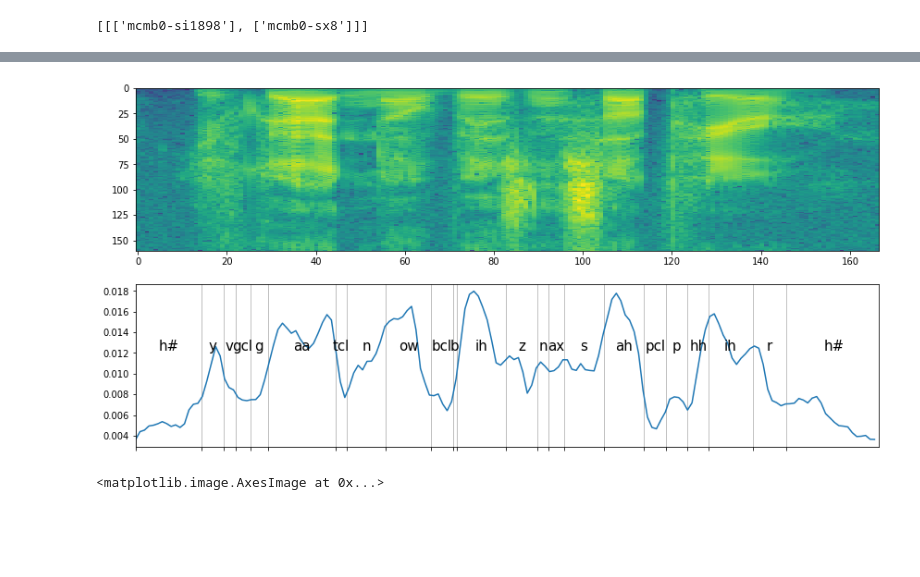
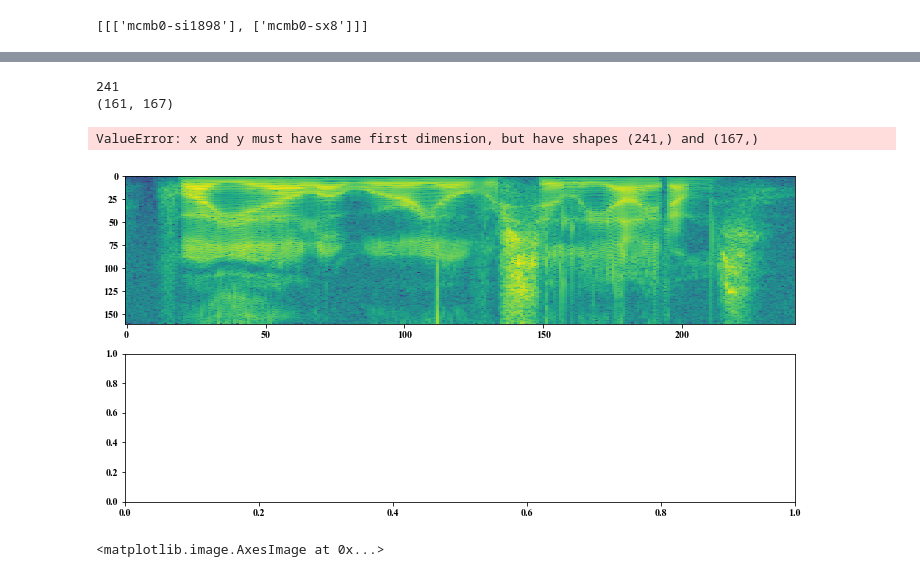
Before and after one commit to Wenhao-Yang/SpeakerVerifiaction-pytorch, a Jupyter notebook: Lime/Plot/plot_phn.ipynb, the cells around one changed output, grey strips where cells are left out. Cells and saved outputs as stored; diff of their text form; code cells hidden in the pictures; blank space fills up the shorter version.

Commit message:
[lime] phoneme

```diff
--- a/Lime/Plot/plot_phn.ipynb
+++ b/Lime/Plot/plot_phn.ipynb
@@ -50,39 +50,53 @@ import matplotlib.pyplot as plt
 import matplotlib
 # %%
 # utt_id = 'mcmb0-si1898'
+# break_points = np.array([0, 2381, 3174, 3592, 4119, 4760, 7185, 7603, 9000, 10610, 11400, 11560, 13320, 14440, 14840, 15400, 16840, 18280, 19080, 19840, 20600, 22182, 23400, 26800])
+# phonemes = ['h#', 'y', 'v', 'gcl', 'g', 'aa', 'tcl', 'n', 'ow', 'bcl', 'b', 'ih', 'z', 'n', 'ax', 's', 'ah', 'pcl', 'p', 'hh', 'ih', 'r', 'h#']
+
 utt_id = 'mcmb0-sx8'
+break_points = np.array([0, 2200, 3400, 3893, 5556, 7060, 9148, 11112, 12520,
+ 14161, 16919, 18130, 20040, 20760, 21640, 23880, 25400, 26600, 27822, 30913,
+ 31320, 32459, 33960, 36680, 38560])
+phonemes = ['h#','hh', 'w', 'ay', 'y', 'eh', 'l', 'ax', 'w', 'er', 'iy', 'ow', 'v',
+            'axr', 's', 'ih', 'l', 'iy', 'ay', 'dx', 'ax', 'm', 'z', 'h#']
+audio_len = len(test_utt[utt_id][0])
+print(audio_len)
 
 plt.figure(figsize=(12, 6))
 plt.rc('font', family='Times New Roman')
 ax = plt.subplot(2,1,1)
 ax.imshow(test_utt[utt_id][0].transpose(), aspect='auto')
 
 ax = plt.subplot(2,1,2)
 utt_grad_relu = np.where(test_utt[utt_id][1].transpose()>0, test_utt[utt_id][1].transpose(), 0)
-utt_x = np.arange(0, 167) * 160
+utt_x = np.arange(0, audio_len) * 160
+print(utt_grad_relu.shape)
+
 ax.plot(utt_x, utt_grad_relu.sum(axis=0))
-ax.set_xlim(0, 167* 160)
-break_points = np.array([0, 2381, 3174, 3592, 4119, 4760, 7185, 7603, 9000, 10610, 11400, 11560, 13320, 14440, 14840, 15400, 16840, 18280, 19080, 19840, 20600, 22182, 23400, 26800])
+ax.set_xlim(0, audio_len*160)
+
 locs = matplotlib.ticker.FixedLocator(break_points)
 ax.xaxis.set_major_locator(locs)
 ax.xaxis.set_major_formatter(matplotlib.ticker.NullFormatter())
 ax.xaxis.grid(True, which='major')
-ax.set_xlim(0, 167*160)
+ax.set_xlim(0, audio_len*160)
 
 break_points_mid = []
 for i in range(1, len(break_points)):
     break_points_mid.append((break_points[i]+break_points[i-1])/2.)
 
 ys = np.ones(len(break_points_mid)) * 0.012
-phonemes = ['h#', 'y', 'v', 'gcl', 'g', 'aa', 'tcl', 'n', 'ow', 'bcl', 'b', 'ih', 'z', 'n', 'ax', 's', 'ah', 'pcl', 'p', 'hh', 'ih', 'r', 'h#']
 
 for i, (x,y) in enumerate(zip(break_points_mid, ys)):
     plt.text(x,y, phonemes[i], ha='center', va='bottom', fontsize=15)
 
 plt.subplots_adjust(left=0.05, right=0.98, top=0.95, bottom=0.05)
 plt.show()
 # %% [output]
+241
+(161, 167)
+ValueError: x and y must have same first dimension, but have shapes (241,) and (167,)
-[figure, old version]
+[figure, new version]
 # %%
 # %% [output]
 <matplotlib.image.AxesImage at 0x...>
```
Also changed, not shown: 1 other file.
